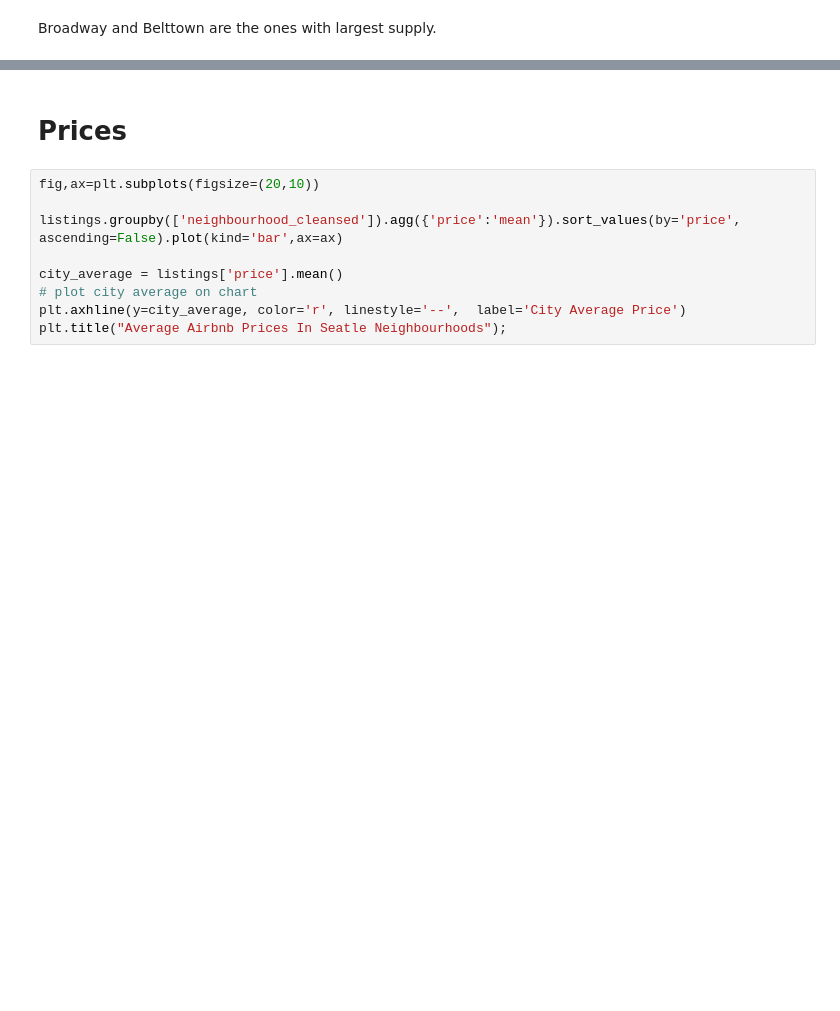
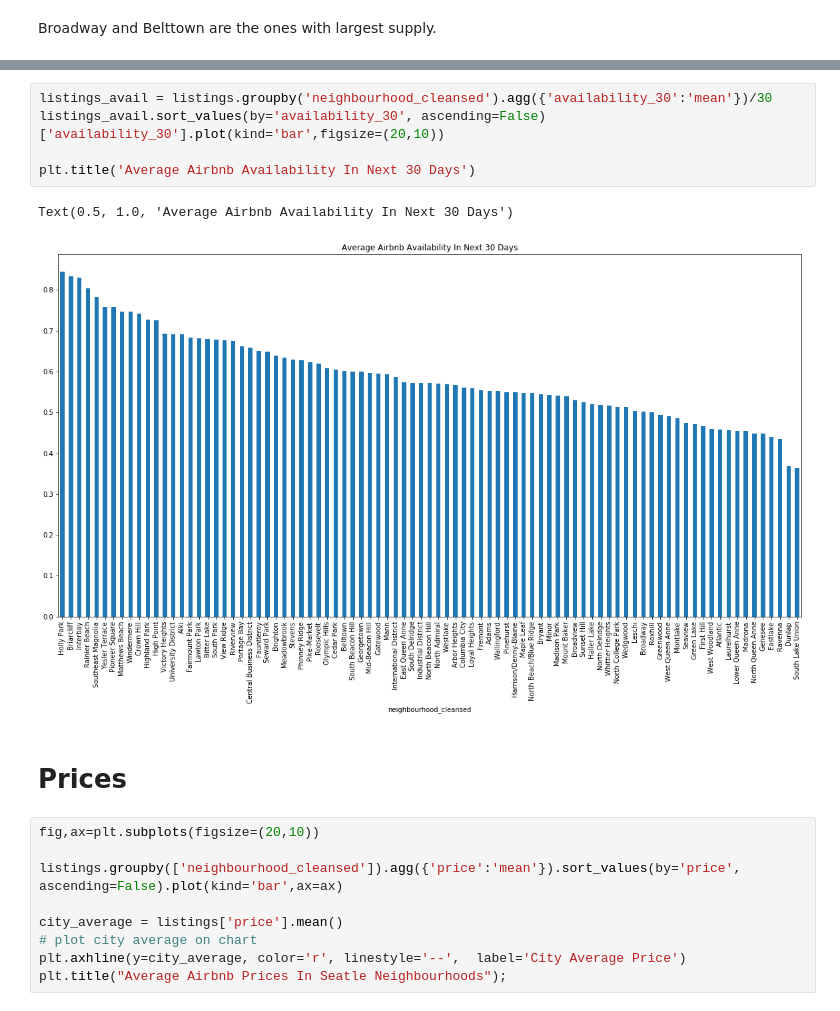
Before and after one commit to fuanqi/datascience, a Jupyter notebook: Airbnb EDA/Seatle Airbnb EDA.ipynb, the cells around one changed output, grey strips where cells are left out. Saved outputs shown, nothing was run; the diff lists cells and outputs as text; blank space fills up the shorter version.

```diff
--- a/Airbnb EDA/Seatle Airbnb EDA.ipynb
+++ b/Airbnb EDA/Seatle Airbnb EDA.ipynb
@@ -118,3 +107,11 @@ listings.groupby('neighbourhood_cleansed').agg({'availability_30_more_than_15':'
+# %%
+listings_avail = listings.groupby('neighbourhood_cleansed').agg({'availability_30':'mean'})/30
+listings_avail.sort_values(by='availability_30', ascending=False)['availability_30'].plot(kind='bar',figsize=(20,10))
+
+plt.title('Average Airbnb Availability In Next 30 Days')
+# %% [output]
+Text(0.5, 1.0, 'Average Airbnb Availability In Next 30 Days')
+[figure, added]
 # %% [markdown]
 # Prices
 # %%
```
Also changed, not shown: parts of 45 cells of this notebook, 10 other files.
